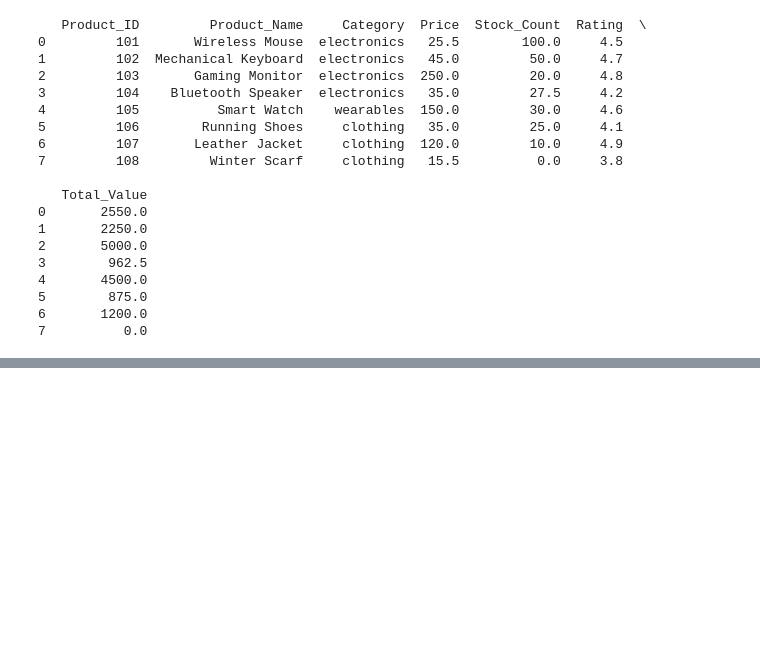
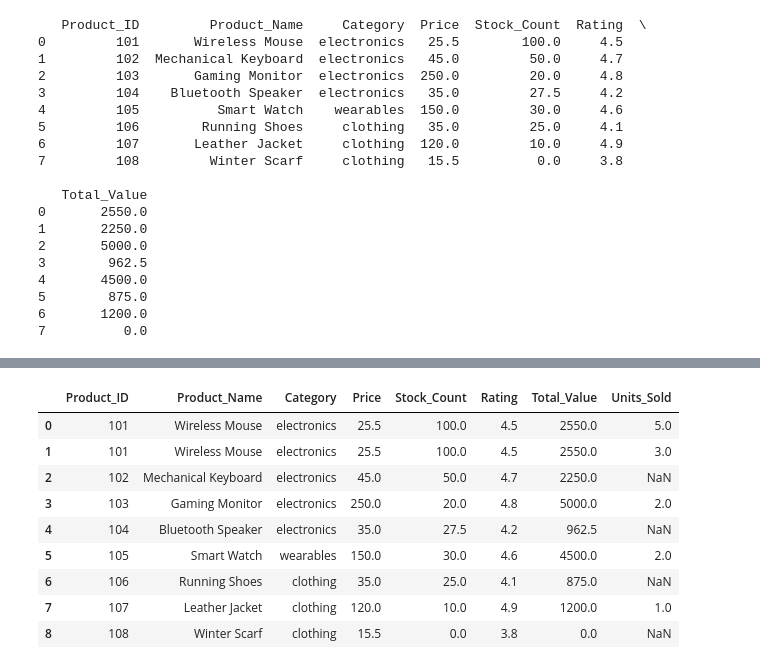
Before and after one commit to piyushraj-code/Learn-Data-Science, a Jupyter notebook: Dirty Data Challenge/data processing.ipynb, the cells around one changed output, grey strips where cells are left out. Drawn from its saved outputs; the diff is of its cells as text; code cells hidden in the pictures; blank space fills up the shorter version.

```diff
--- a/Dirty Data Challenge/data processing.ipynb
+++ b/Dirty Data Challenge/data processing.ipynb
@@ -329,3 +329,10 @@ print(df)
 7          0.0
 # %%
 df.to_csv("data.csv", index=False)
+# %%
+sales_data = {
+    'Product_ID': [101, 103, 107, 101, 105, 110], # Note: 110 is a new product!
+    'Units_Sold': [5, 2, 1, 3, 2, 5]
+}
+# %%
+df_sales = pd.DataFrame(sales_data)
@@ -331,0 +349,15 @@ df.to_csv("data.csv", index=False)
+# %%
+df_merged = df.merge(df_sales, how= "left", on='Product_ID')
+# %%
+df_merged
+# %% [output]
+|  | Product_ID | Product_Name | Category | Price | Stock_Count | Rating | Total_Value | Units_Sold |
+| 0 | 101 | Wireless Mouse | electronics | 25.5 | 100.0 | 4.5 | 2550.0 | 5.0 |
+| 1 | 101 | Wireless Mouse | electronics | 25.5 | 100.0 | 4.5 | 2550.0 | 3.0 |
+| 2 | 102 | Mechanical Keyboard | electronics | 45.0 | 50.0 | 4.7 | 2250.0 | NaN |
+| 3 | 103 | Gaming Monitor | electronics | 250.0 | 20.0 | 4.8 | 5000.0 | 2.0 |
+| 4 | 104 | Bluetooth Speaker | electronics | 35.0 | 27.5 | 4.2 | 962.5 | NaN |
+| 5 | 105 | Smart Watch | wearables | 150.0 | 30.0 | 4.6 | 4500.0 | 2.0 |
+| 6 | 106 | Running Shoes | clothing | 35.0 | 25.0 | 4.1 | 875.0 | NaN |
+| 7 | 107 | Leather Jacket | clothing | 120.0 | 10.0 | 4.9 | 1200.0 | 1.0 |
+| 8 | 108 | Winter Scarf | clothing | 15.5 | 0.0 | 3.8 | 0.0 | NaN |
```
Also changed, not shown: parts of 9 cells of this notebook.
